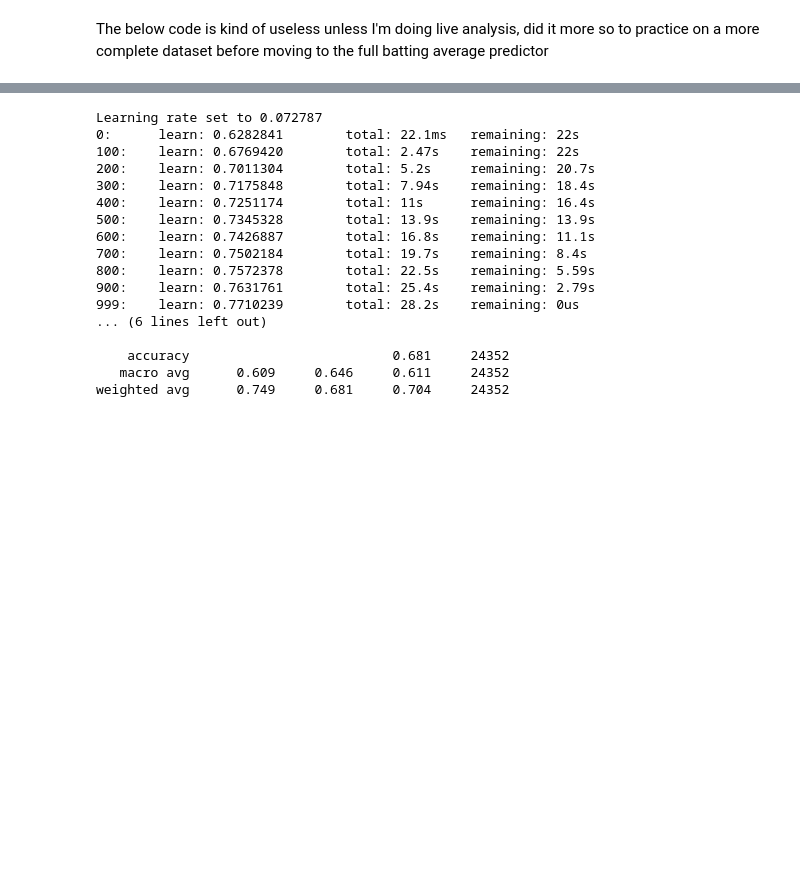
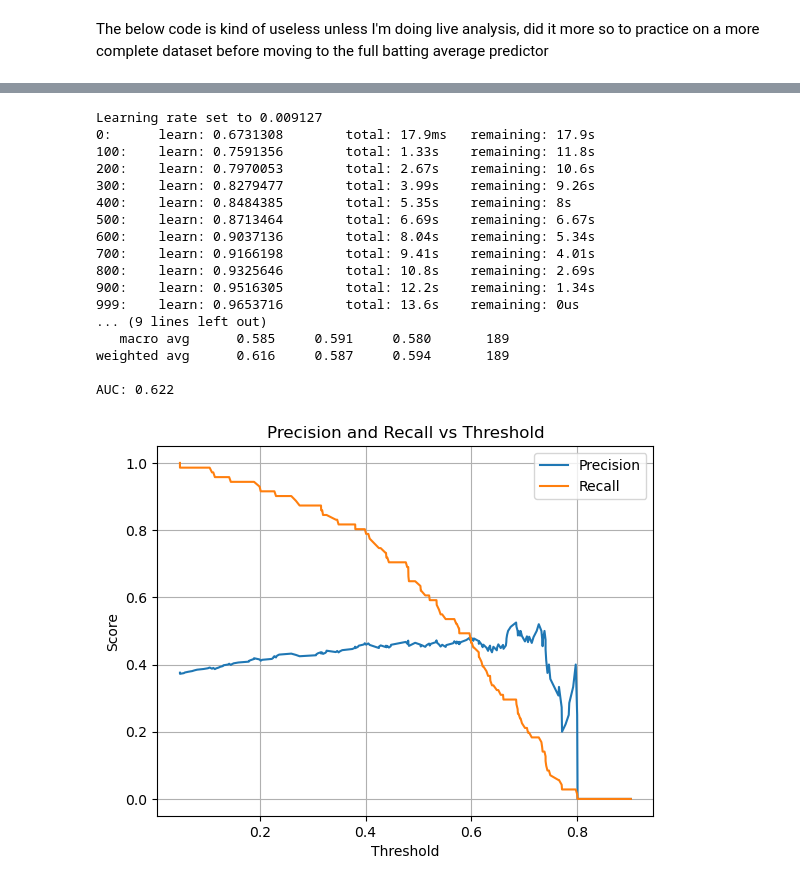
Before and after one commit to TDFelton/baseball_ML, a Jupyter notebook: two_stage.ipynb, the cells around one changed output, grey strips where cells are left out. Drawn from its saved outputs; the diff is of its cells as text; code cells hidden in the pictures; blank space fills up the shorter version.

```diff
--- a/two_stage.ipynb
+++ b/two_stage.ipynb
@@ -17,6 +18,9 @@ from collections import Counter
 2.3.1
 This is a large query, it may take a moment to complete
 Skipping offseason dates
+# %%
+player = 'James Wood'
+balldata = balldata[balldata['des'].astype(str).str.contains(f"{player}", case=False, na=False)]
 # %%
 # STEP 0: Initial filtering (only regular season games)
 balldata = balldata[balldata['game_type'] == 'R'].copy()
@@ -207,24 +210,54 @@ filtered_model = CatBoostClassifier(
 filtered_model.fit(x_train2, y_train2, cat_features=cat_top)
 
 # Step 5: Evaluate
-y_pred2 = filtered_model.predict(x_test2)
+from sklearn.metrics import roc_auc_score
+
+# Get predicted probabilities for class 1
+y_probs2 = filtered_model.predict_proba(x_test2)[:, 1]
+
+# Apply confidence threshold (tune this value!)
+threshold = 0.52
+y_pred2 = (y_probs2 > threshold).astype(int)
+
+# Evaluate
+print(f"Threshold used: {threshold}")
 print(cm(y_test2, y_pred2))
 print(cr(y_test2, y_pred2, digits=3))
+
+# Optional: AUC (overall classifier quality)
+auc = roc_auc_score(y_test2, y_probs2)
+print(f"AUC: {auc:.3f}")
 # %% [output]
-Learning rate set to 0.072787
-0:      learn: 0.6282841        total: 22.1ms   remaining: 22s
-100:    learn: 0.6769420        total: 2.47s    remaining: 22s
-200:    learn: 0.7011304        total: 5.2s     remaining: 20.7s
-300:    learn: 0.7175848        total: 7.94s    remaining: 18.4s
-400:    learn: 0.7251174        total: 11s      remaining: 16.4s
-500:    learn: 0.7345328        total: 13.9s    remaining: 13.9s
-600:    learn: 0.7426887        total: 16.8s    remaining: 11.1s
-700:    learn: 0.7502184        total: 19.7s    remaining: 8.4s
-800:    learn: 0.7572378        total: 22.5s    remaining: 5.59s
-900:    learn: 0.7631761        total: 25.4s    remaining: 2.79s
-999:    learn: 0.7710239        total: 28.2s    remaining: 0us
-... (6 lines left out)
+Learning rate set to 0.009127
+0:      learn: 0.6731308        total: 17.9ms   remaining: 17.9s
+100:    learn: 0.7591356        total: 1.33s    remaining: 11.8s
+200:    learn: 0.7970053        total: 2.67s    remaining: 10.6s
+300:    learn: 0.8279477        total: 3.99s    remaining: 9.26s
+400:    learn: 0.8484385        total: 5.35s    remaining: 8s
+500:    learn: 0.8713464        total: 6.69s    remaining: 6.67s
+600:    learn: 0.9037136        total: 8.04s    remaining: 5.34s
+700:    learn: 0.9166198        total: 9.41s    remaining: 4.01s
+800:    learn: 0.9325646        total: 10.8s    remaining: 2.69s
+900:    learn: 0.9516305        total: 12.2s    remaining: 1.34s
+999:    learn: 0.9653716        total: 13.6s    remaining: 0us
+... (9 lines left out)
+   macro avg      0.585     0.591     0.580       189
+weighted avg      0.616     0.587     0.594       189
 
-    accuracy                          0.681     24352
-   macro avg      0.609     0.646     0.611     24352
-weighted avg      0.749     0.681     0.704     24352
+AUC: 0.622
+# %%
+from sklearn.metrics import precision_recall_curve
+import matplotlib.pyplot as plt
+
+precisions, recalls, thresholds = precision_recall_curve(y_test2, y_probs2)
+
+plt.plot(thresholds, precisions[:-1], label="Precision")
+plt.plot(thresholds, recalls[:-1], label="Recall")
+plt.xlabel("Threshold")
+plt.ylabel("Score")
+plt.title("Precision and Recall vs Threshold")
+plt.legend()
+plt.grid(True)
+plt.show()
+# %% [output]
+[figure, added]
```
Also changed, not shown: parts of 9 cells of this notebook, 14 other files.
